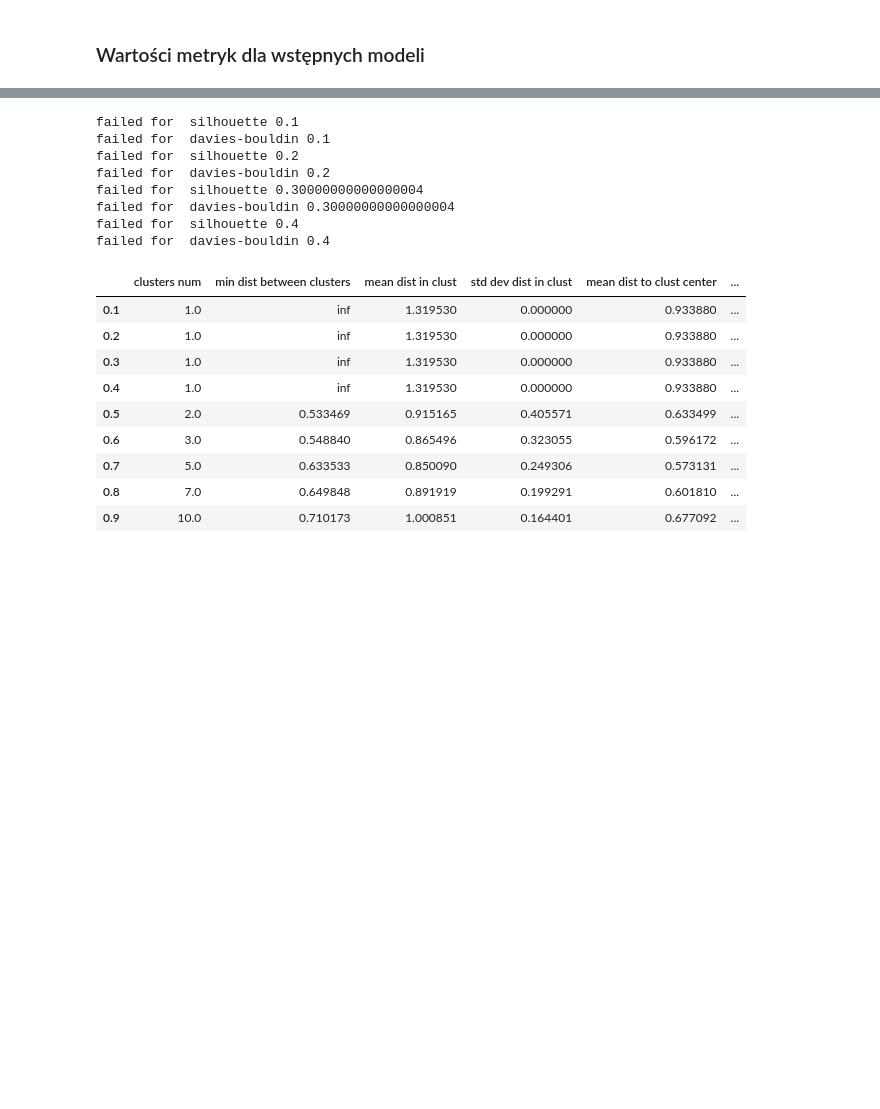
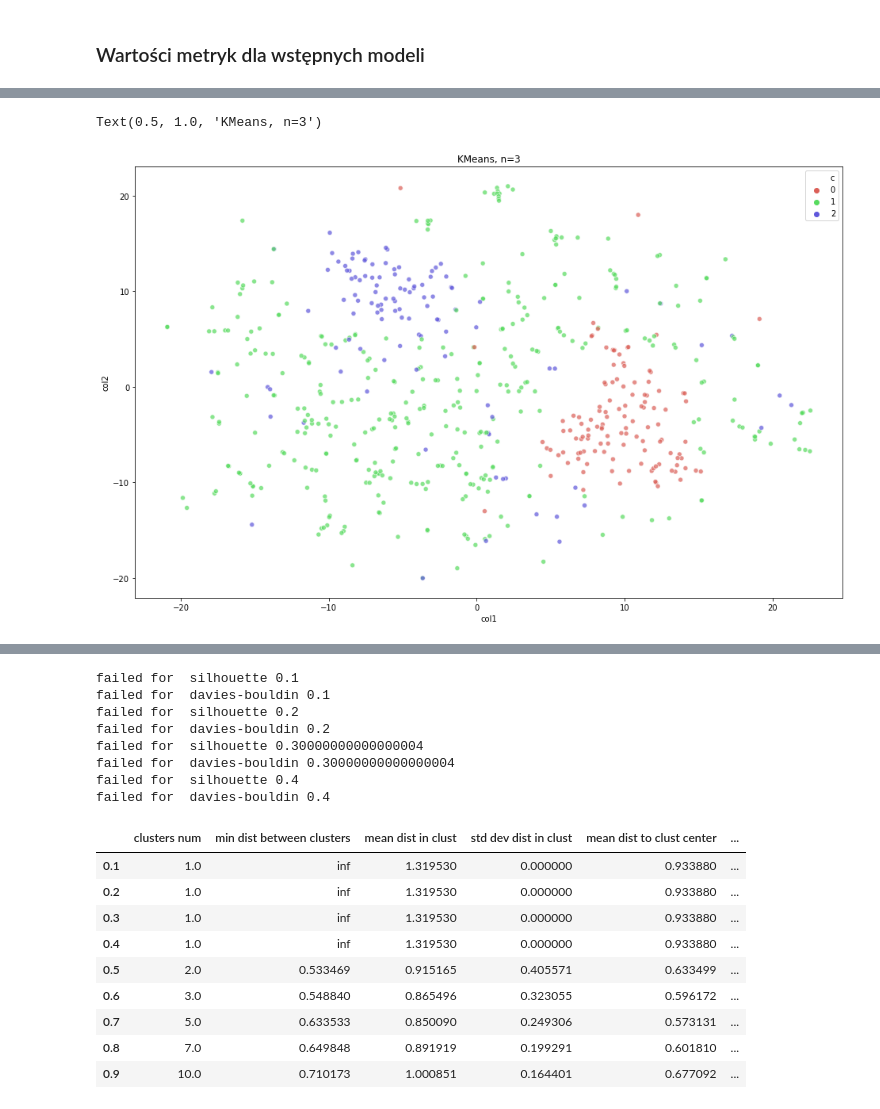
Before and after one commit to p-przybylek/2020L-WUM, a Jupyter notebook: Projekty/Projekt2/Grupa3/StaronSzypulaUrbala/RAPORT.ipynb, the cells around one changed output, grey strips where cells are left out. Saved outputs shown, nothing was run; the diff lists cells and outputs as text; code cells hidden in the pictures; blank space fills up the shorter version.

```diff
--- a/Projekty/Projekt2/Grupa3/StaronSzypulaUrbala/RAPORT.ipynb
+++ b/Projekty/Projekt2/Grupa3/StaronSzypulaUrbala/RAPORT.ipynb
@@ -311,0 +392,19 @@ whole_text_metrics
+# %%
+kmeans = KMeans(n_clusters = 3, n_init =100)
+labels = kmeans.fit_predict(X_w)
+
+df = pd.DataFrame(data = tsne_results_w, columns = ['col1', 'col2'])
+
+df['c'] = labels
+plt.figure(figsize=(16,10))
+sns.scatterplot(
+    x="col1", y="col2",
+    hue="c",
+    palette=sns.color_palette("hls", len(set(labels))),
+    data=df,
+    legend="full",
+    alpha=0.7
+).set_title("KMeans, n=3")
+# %% [output]
+Text(0.5, 1.0, 'KMeans, n=3')
+[figure, added]
```
Also changed, not shown: parts of 23 cells of this notebook.
